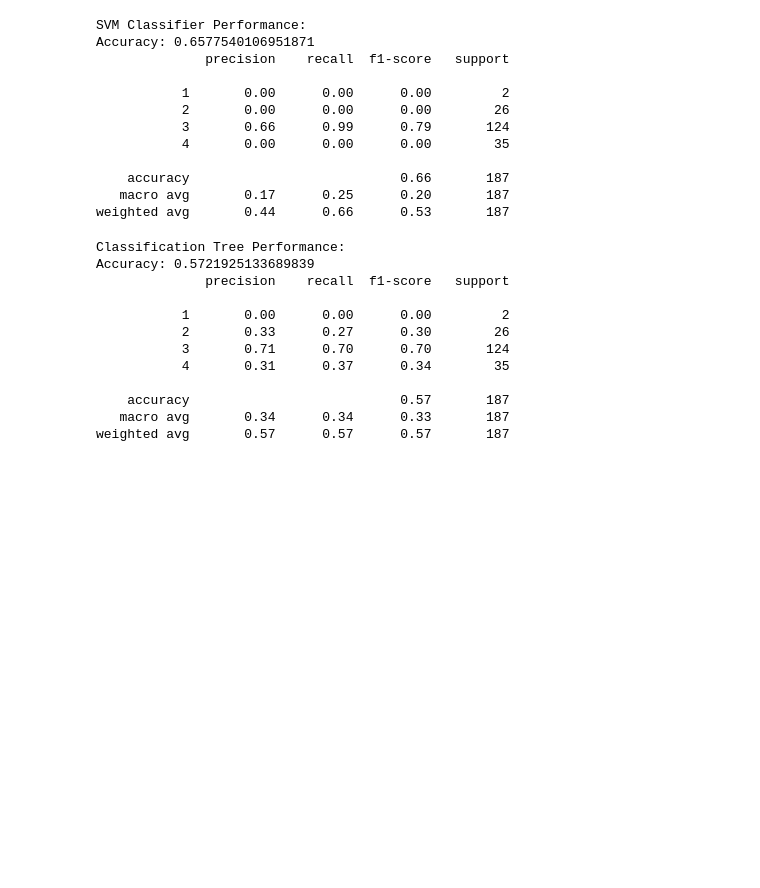
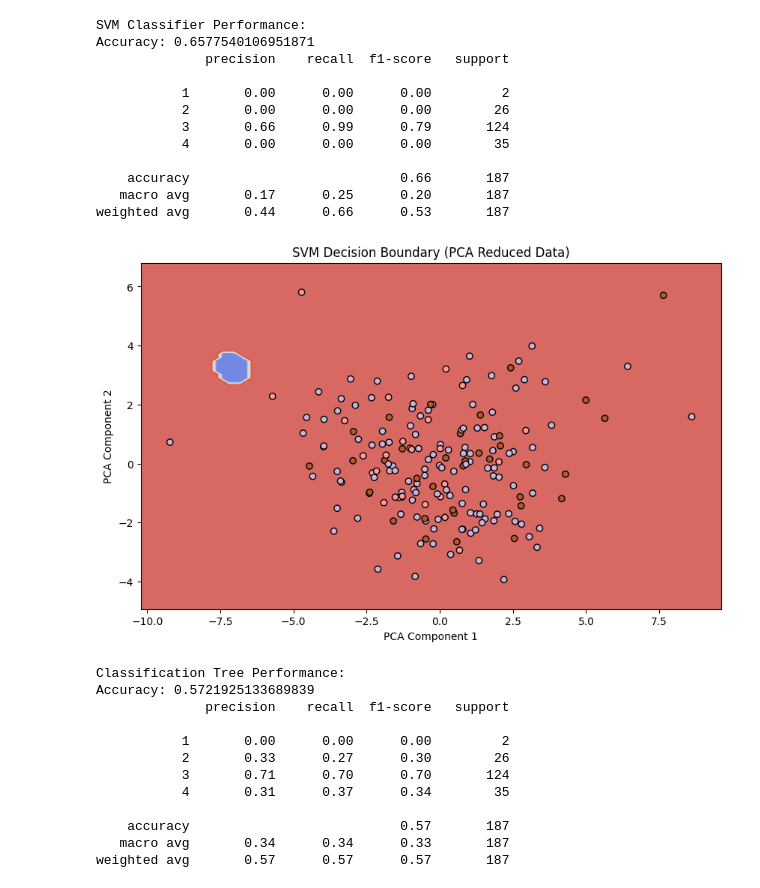
Before and after one commit to rohancshah21/cee5930-final-proj, a Jupyter notebook: classification.ipynb, the cells around one changed output. Drawn from its saved outputs; the diff is of its cells as text; code cells hidden in the pictures; blank space fills up the shorter version.

```diff
--- a/classification.ipynb
+++ b/classification.ipynb
@@ -159,6 +180,35 @@ Accuracy: 0.6577540106951871
     accuracy                           0.66       187
    macro avg       0.17      0.25      0.20       187
 weighted avg       0.44      0.66      0.53       187
+# %%
+from sklearn.decomposition import PCA
+import numpy as np
+import matplotlib.pyplot as plt
+
+pca = PCA(n_components=2)
+X_test_2d = pca.fit_transform(X_test)
+X_train_2d = pca.transform(X_train)
+
+svm_model_2d = SVC(kernel='rbf', random_state=42, decision_function_shape='ovr')
+svm_model_2d.fit(X_train_2d, y_train)
+
+xx, yy = np.meshgrid(
+    np.linspace(X_test_2d[:, 0].min() - 1, X_test_2d[:, 0].max() + 1, 100),
+    np.linspace(X_test_2d[:, 1].min() - 1, X_test_2d[:, 1].max() + 1, 100)
+)
+
+Z = svm_model_2d.predict(np.c_[xx.ravel(), yy.ravel()])
+Z = Z.reshape(xx.shape)
+
+plt.figure(figsize=(10, 6))
+plt.contourf(xx, yy, Z, alpha=0.8, cmap="coolwarm")
+plt.scatter(X_test_2d[:, 0], X_test_2d[:, 1], c=y_test, edgecolors='k', cmap=plt.cm.Paired)
+plt.title("SVM Decision Boundary (PCA Reduced Data)")
+plt.xlabel("PCA Component 1")
+plt.ylabel("PCA Component 2")
+plt.show()
+# %% [output]
+[figure, added]
 # %%
 from sklearn.tree import DecisionTreeClassifier
 
```
Also changed, not shown: parts of 3 cells of this notebook, 1 other file.
